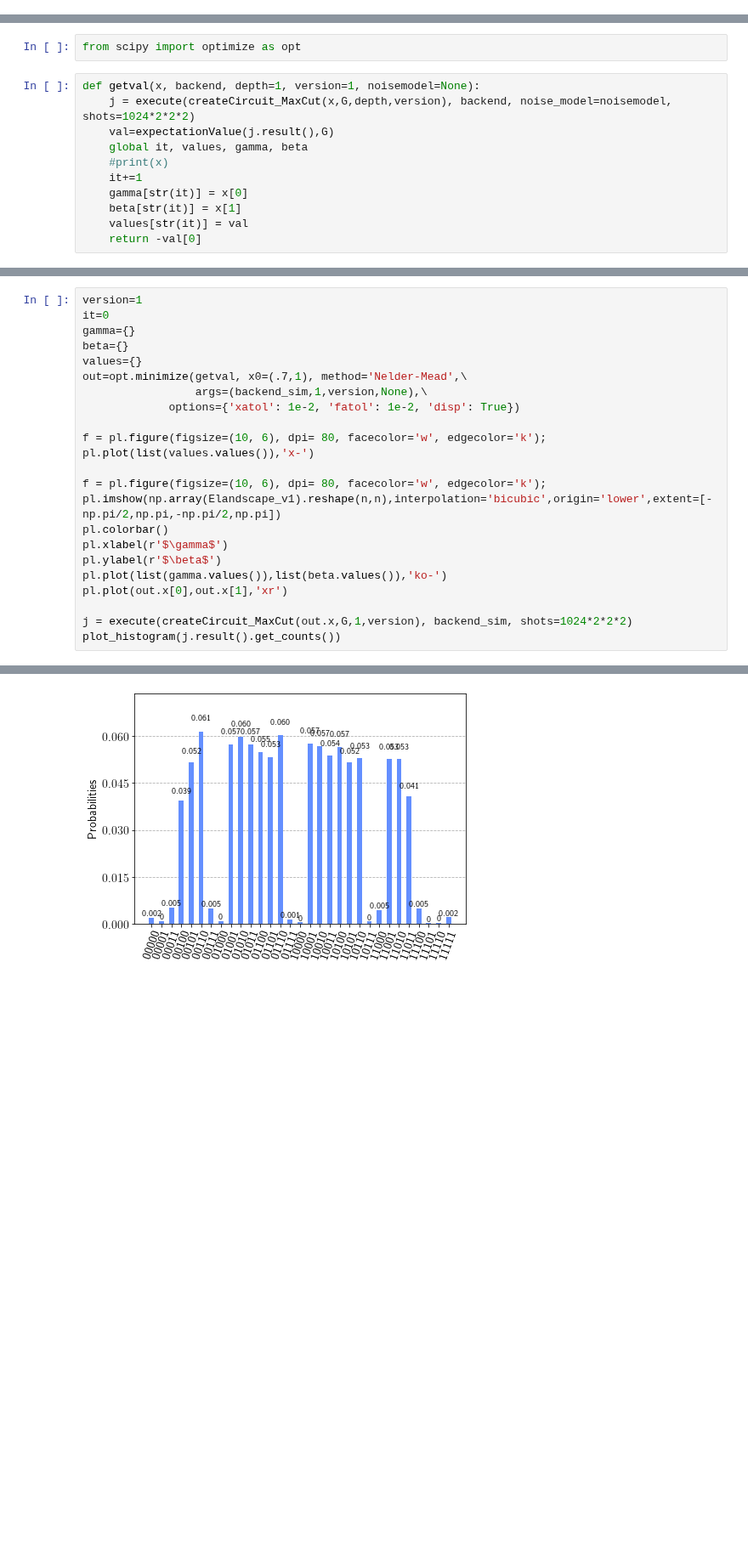
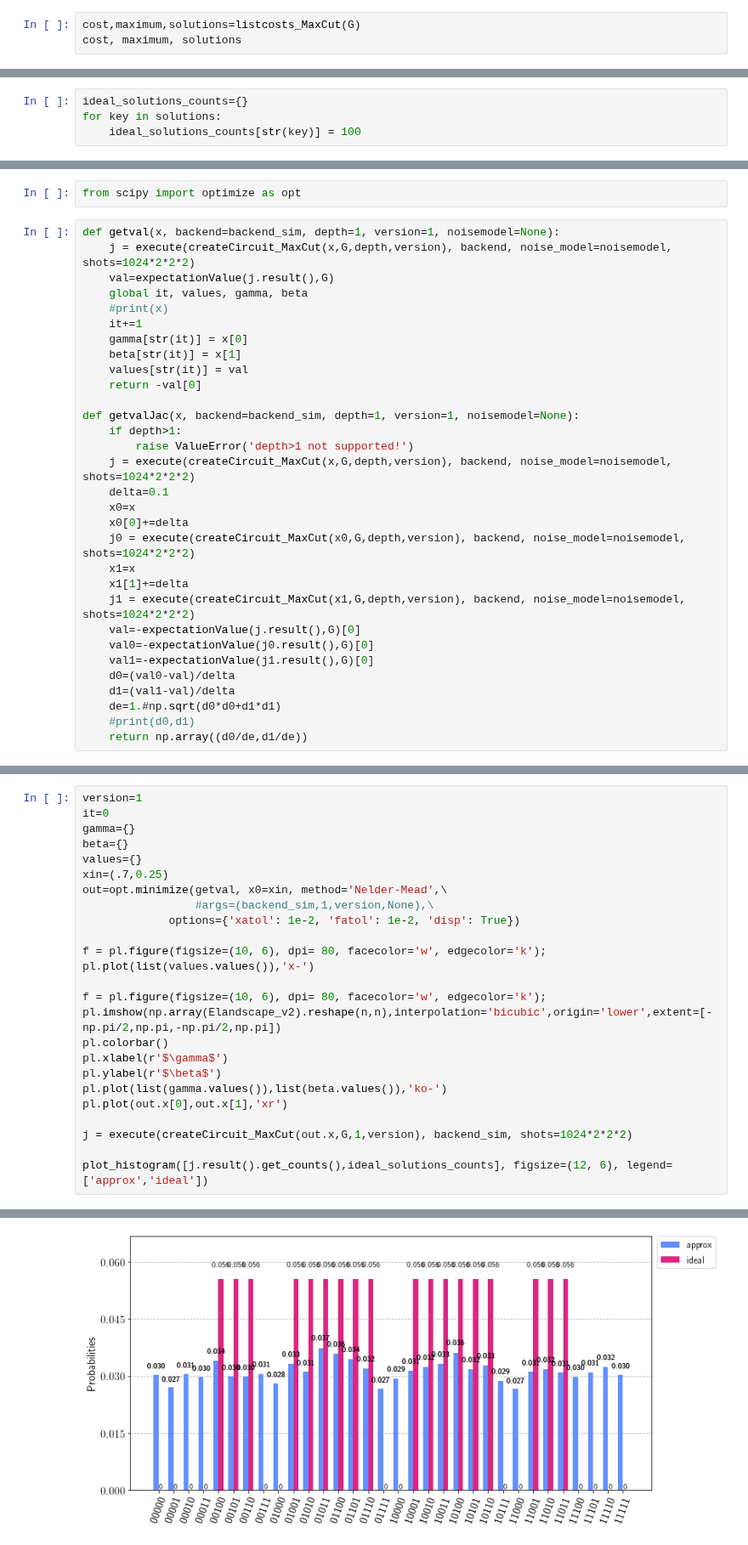
Before and after one commit to OpenQuantumComputing/optimization, a Jupyter notebook: SimpleHouse MaxCut.ipynb, the cells around one changed output, grey strips where cells are left out. Shown at 85% size. Saved outputs shown, nothing was run; the diff lists cells and outputs as text; blank space fills up the shorter version.

Commit message:
added plot of best solution to histogram

```diff
--- a/SimpleHouse MaxCut.ipynb
+++ b/SimpleHouse MaxCut.ipynb
@@ -59,0 +40,3 @@ listcosts_MaxCut(G)
+# %%
+cost,maximum,solutions=listcosts_MaxCut(G)
+cost, maximum, solutions
@@ -60,3 +61,7 @@ listcosts_MaxCut(G)
+# %%
+ideal_solutions_counts={}
+for key in solutions:
+    ideal_solutions_counts[str(key)] = 100
 # %%
 def expectationValue(data,G):
     E=[]
@@ -94,7 +99,7 @@ Elandscape_v2 = -np.array(expectationValue(job_sim.result(),G))
 # %%
 from scipy import optimize as opt
 # %%
-def getval(x, backend, depth=1, version=1, noisemodel=None):
+def getval(x, backend=backend_sim, depth=1, version=1, noisemodel=None):
     j = execute(createCircuit_MaxCut(x,G,depth,version), backend, noise_model=noisemodel, shots=1024*2*2*2)
     val=expectationValue(j.result(),G)
     global it, values, gamma, beta
@@ -104,3 +109,23 @@ def getval(x, backend, depth=1, version=1, noisemodel=None):
     beta[str(it)] = x[1]
     values[str(it)] = val
     return -val[0]
+
+def getvalJac(x, backend=backend_sim, depth=1, version=1, noisemodel=None):
+    if depth>1:
+        raise ValueError('depth>1 not supported!')
+    j = execute(createCircuit_MaxCut(x,G,depth,version), backend, noise_model=noisemodel, shots=1024*2*2*2)
+    delta=0.1
+    x0=x
+    x0[0]+=delta
+    j0 = execute(createCircuit_MaxCut(x0,G,depth,version), backend, noise_model=noisemodel, shots=1024*2*2*2)
+    x1=x
+    x1[1]+=delta
+    j1 = execute(createCircuit_MaxCut(x1,G,depth,version), backend, noise_model=noisemodel, shots=1024*2*2*2)
+    val=-expectationValue(j.result(),G)[0]
+    val0=-expectationValue(j0.result(),G)[0]
+    val1=-expectationValue(j1.result(),G)[0]
+    d0=(val0-val)/delta
+    d1=(val1-val)/delta
+    de=1.#np.sqrt(d0*d0+d1*d1)
+    #print(d0,d1)
+    return np.array((d0/de,d1/de))
@@ -110,15 +260,16 @@ it=0
 gamma={}
 beta={}
 values={}
-out=opt.minimize(getval, x0=(.7,1), method='Nelder-Mead',\
-                 args=(backend_sim,1,version,None),\
+xin=(.7,0.25)
+out=opt.minimize(getval, x0=xin, method='Nelder-Mead',\
+                 #args=(backend_sim,1,version,None),\
              options={'xatol': 1e-2, 'fatol': 1e-2, 'disp': True})
 
 f = pl.figure(figsize=(10, 6), dpi= 80, facecolor='w', edgecolor='k');
 pl.plot(list(values.values()),'x-')
 
 f = pl.figure(figsize=(10, 6), dpi= 80, facecolor='w', edgecolor='k');
-pl.imshow(np.array(Elandscape_v1).reshape(n,n),interpolation='bicubic',origin='lower',extent=[-np.pi/2,np.pi,-np.pi/2,np.pi])
+pl.imshow(np.array(Elandscape_v2).reshape(n,n),interpolation='bicubic',origin='lower',extent=[-np.pi/2,np.pi,-np.pi/2,np.pi])
 pl.colorbar()
 pl.xlabel(r'$\gamma$')
 pl.ylabel(r'$\beta$')
@@ -126,6 +277,7 @@ pl.plot(list(gamma.values()),list(beta.values()),'ko-')
 pl.plot(out.x[0],out.x[1],'xr')
 
 j = execute(createCircuit_MaxCut(out.x,G,1,version), backend_sim, shots=1024*2*2*2)
-plot_histogram(j.result().get_counts())
+
+plot_histogram([j.result().get_counts(),ideal_solutions_counts], figsize=(12, 6), legend=['approx','ideal'])
 # %% [output]
 Optimization terminated successfully.
@@ -136 +287 @@ Optimization terminated successfully.
-[figure, old version]
+[figure, new version]
```
Also changed, not shown: parts of 9 cells of this notebook.
